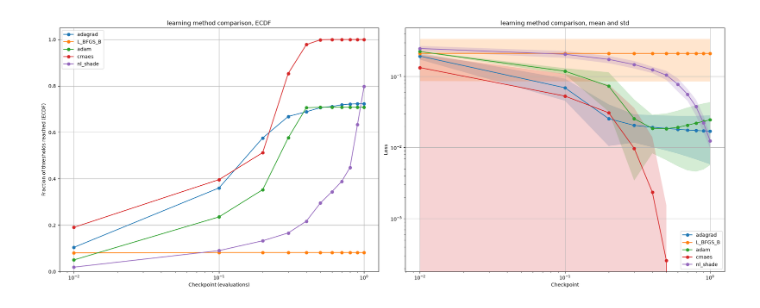
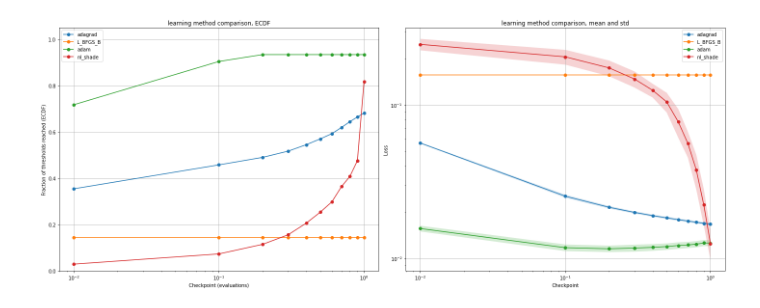
Before and after one commit to brzoza6538/stochastic-gradient-vs-global-methods, a Jupyter notebook: networks_mnist/net_comparison.ipynb, the cells around one changed output. Saved outputs shown, nothing was run; the diff lists cells and outputs as text; code cells hidden in the pictures.

```diff
--- a/networks_mnist/net_comparison.ipynb
+++ b/networks_mnist/net_comparison.ipynb
@@ -18,10 +18,10 @@ def scale(x):
     return x_scaled
 # %%
 logs = [
-    { "name" : "adagrad", "path": "./Adagrad/ada_net_logs/ada_net_records.csv", "run_path": "./Adagrad/ada_net_logs/ada_net_run_records.csv"},
+    { "name" : "adagrad", "path": "./Adagrad/ada_net_0_logs/ada_net_0_records.csv", "run_path": "./Adagrad/ada_net_0_logs/ada_net_0_run_records.csv"},
     { "name" : "L_BFGS_B", "path": "./BFGS/bfgs_net_logs/bfgs_net_records.csv", "run_path": "./BFGS/bfgs_net_logs/bfgs_net_run_records.csv"},
-    { "name" : "adam", "path": "./Adam/adam_net_logs/adam_net_records.csv", "run_path": "./Adam/adam_net_logs/adam_net_run_records.csv"},
-    { "name" : "cmaes", "path": "./CMAES/cmaes_net_logs/cmaes_net_records.csv", "run_path": "./CMAES/cmaes_net_logs/cmaes_net_run_records.csv"},
+    { "name" : "adam", "path": "./Adam/adam_net_0_logs/adam_net_0_records.csv", "run_path": "./Adam/adam_net_0_logs/adam_net_0_run_records.csv"},
+    # { "name" : "cmaes", "path": "./CMAES/cmaes_net_logs/cmaes_net_records.csv", "run_path": "./CMAES/cmaes_net_logs/cmaes_net_run_records.csv"},
     { "name" : "nl_shade", "path": "./NLShade/nl_net_logs/nl_net_records.csv", "run_path": "./NLShade/nl_net_logs/nl_net_run_records.csv"},
 
 ]
@@ -257,16 +257,16 @@ def compare(logs):
 # %%
 to_compare = []
 
 # indxs = [3, 4, 5, 6, ]
 # indxs = [10, 11, 12]
-indxs = [0, 1, 2, 3, 4]
+indxs = [0, 1, 2, 3]
 
 for i in indxs:
     to_compare.append(logs[i])
 
 compare(to_compare)
 # %% [output]
-[figure, old version]
+[figure, new version]
 # %%
 import scipy
 print(scipy.__version__)
```
Also changed, not shown: parts of 1 cell of this notebook, 19 other files.
